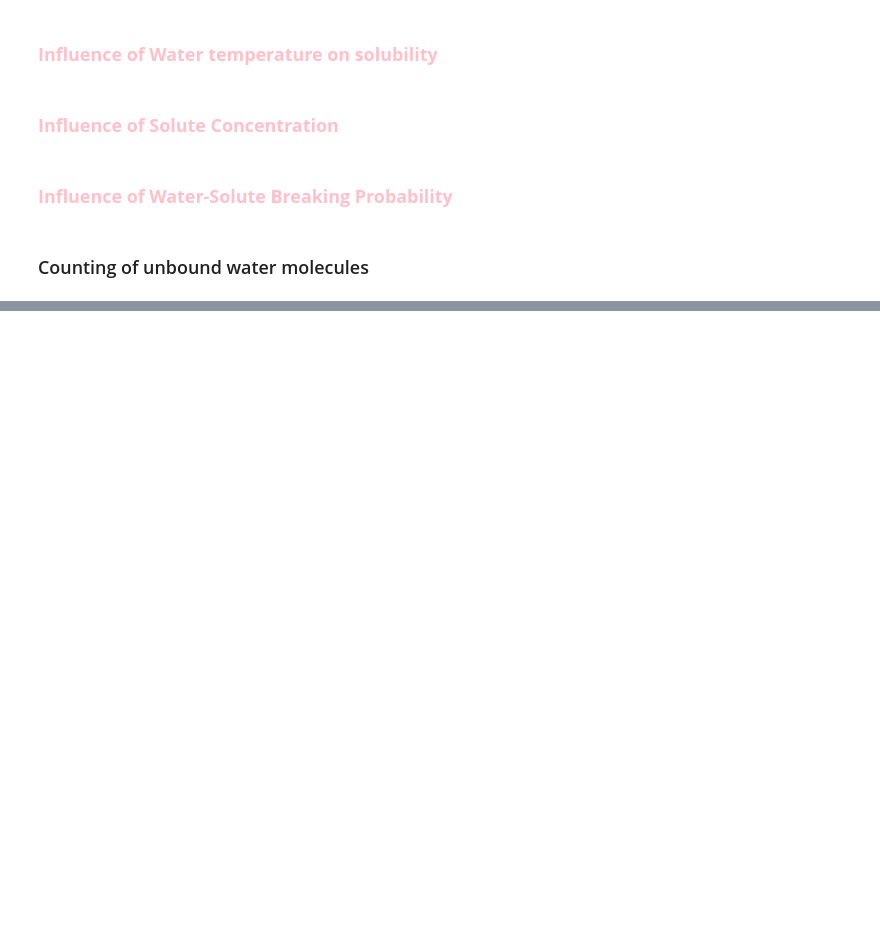
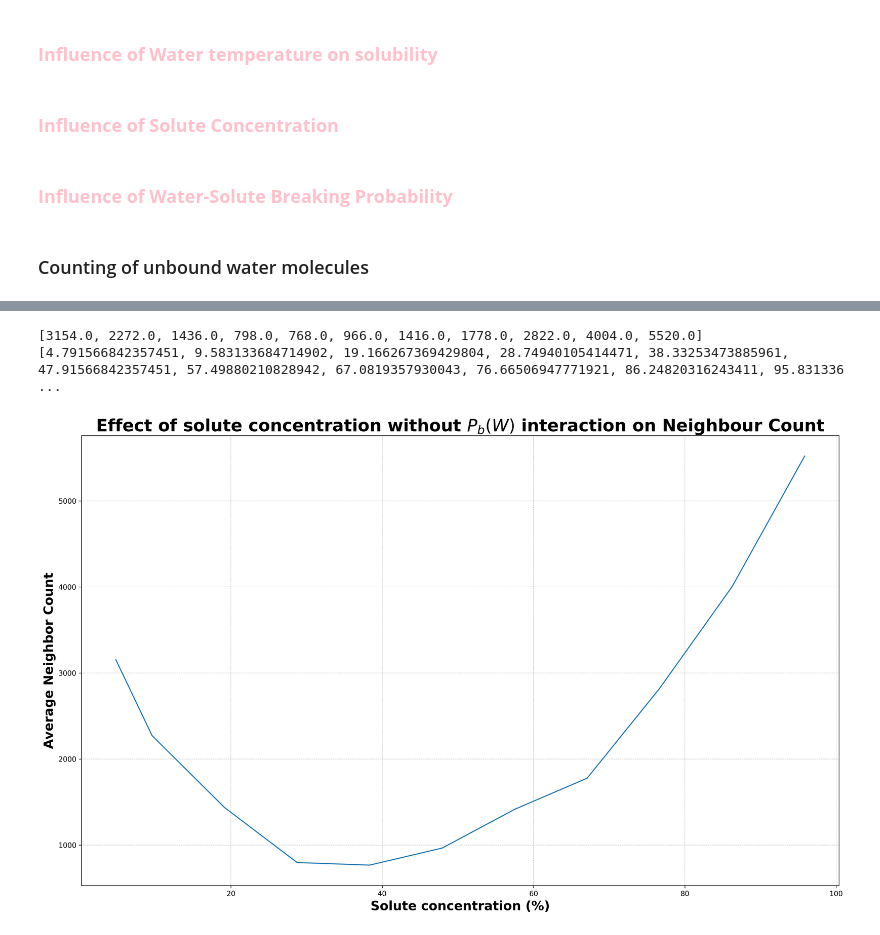
Before and after one commit to ThomasGlansdorp/CSS_19, a Jupyter notebook: main.ipynb, the cells around one changed output, grey strips where cells are left out. Saved outputs shown, nothing was run; the diff lists cells and outputs as text; code cells hidden in the pictures; blank space fills up the shorter version.

```diff
--- a/main.ipynb
+++ b/main.ipynb
@@ -168,0 +319,40 @@ print(unbound_water_count)
+# %%
+solute_values_percent = [value / 2087 * 100 for value in solute_concentrations]  # Convert to percentage
+
+# Extract averages and standard deviations for plotting
+averages = [all_results[solute_concentration]['average'] for solute_concentration in solute_concentrations]
+std_devs = [all_results[solute_concentration]['std_dev'] for solute_concentration in solute_concentrations]
+print(averages)
+print(solute_values_percent)
+
+# Calculate confidence interval for error bars
+num_runs = 1
+confidence_interval = 1.96 * np.array(std_devs) / np.sqrt(num_runs)
+
+# Calculate lower and upper bounds for the confidence interval
+lower_bound = np.array(averages) - confidence_interval
+upper_bound = np.array(averages) + confidence_interval
+
+plt.figure(dpi=300, figsize=(16, 10))
+
+
+# Plotting
+plt.plot(solute_values_percent, averages, label='Neighbor Count')
+plt.fill_between(solute_values_percent, lower_bound, upper_bound, alpha=0.2)
+
+# Setting plot attributes
+plt.xlabel('Solute concentration (%)', fontsize=18, fontweight='bold')
+plt.ylabel('Average Neighbor Count', fontsize=18, fontweight='bold')
+plt.title('Effect of solute concentration without $P_b(W)$ interaction on Neighbour Count', fontsize=24, fontweight='bold')
+#plt.xlim(0,1)
+#plt.ylim(1000, 8000)
+plt.xticks(fontsize=10)
+plt.yticks(fontsize=10)
+# plt.legend(fontsize=10)
+plt.grid(True, which='both', linestyle='--', linewidth=0.5)
+plt.tight_layout()
+plt.show()
+# %% [output]
+[3154.0, 2272.0, 1436.0, 798.0, 768.0, 966.0, 1416.0, 1778.0, 2822.0, 4004.0, 5520.0]
+[4.791566842357451, 9.583133684714902, 19.166267369429804, 28.74940105414471, 38.33253473885961, 47.91566842357451, 57.49880210828942, 67.0819357930043, 76.66506947771921, 86.24820316243411, 95.831336 ...
+[figure, added]
```
Also changed, not shown: parts of 6 cells of this notebook, 2 other files.
